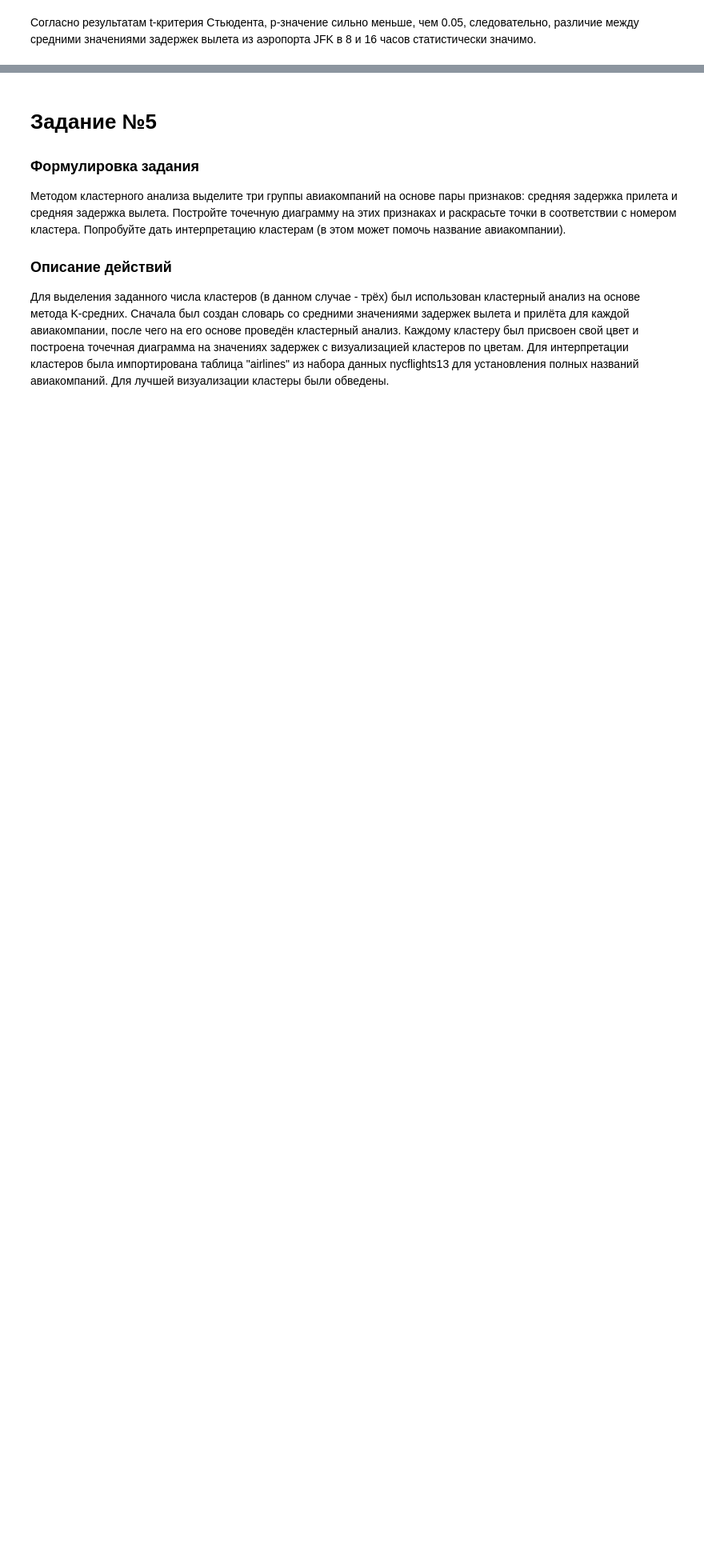
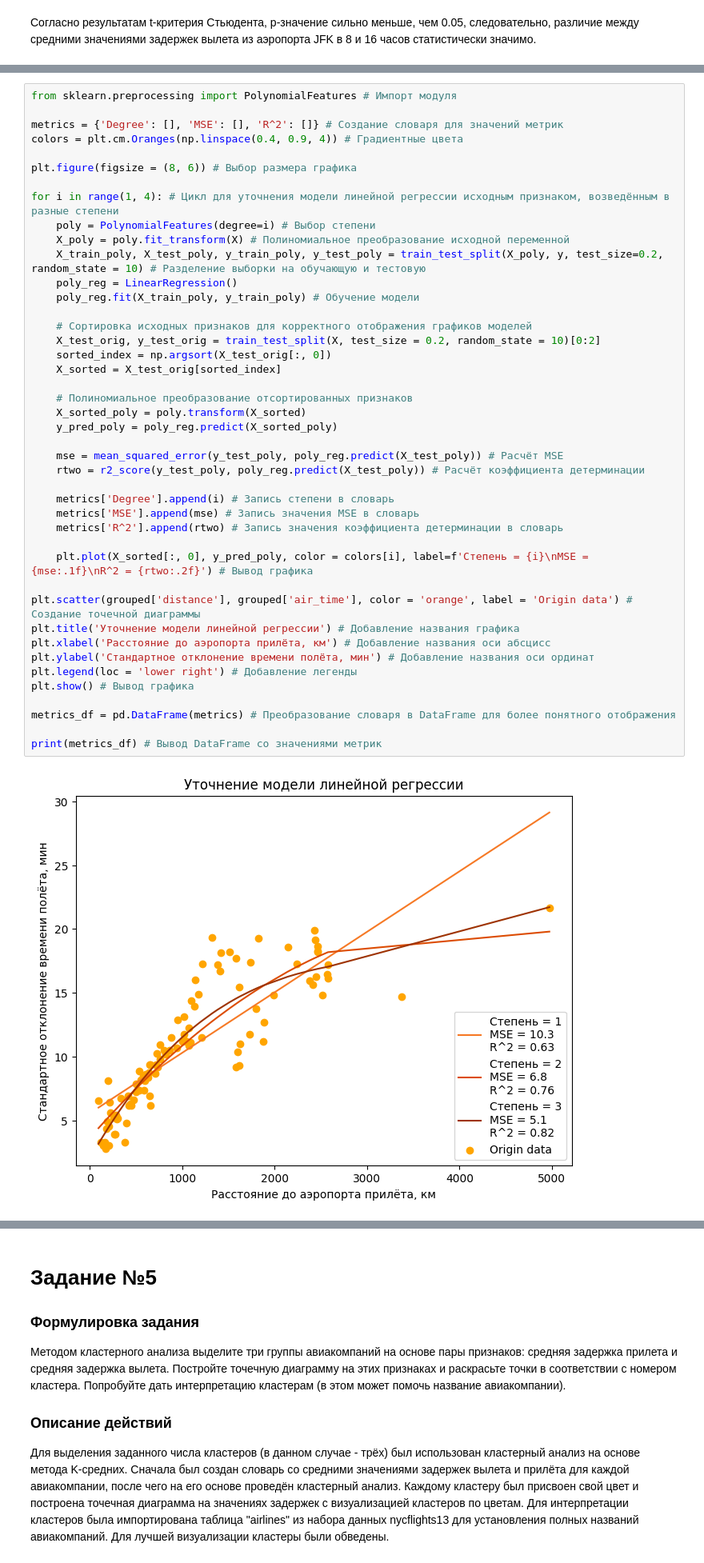
Before and after one commit to kvasonaft/kvas_exercises, a Jupyter notebook: statistics.ipynb, the cells around one changed output, grey strips where cells are left out. Shown: that part at 80% size. Drawn from its saved outputs; the diff is of its cells as text; blank space fills up the shorter version.

```diff
--- a/statistics.ipynb
+++ b/statistics.ipynb
@@ -213,0 +237,45 @@ R²: 0.71
+# %%
+from sklearn.preprocessing import PolynomialFeatures # Импорт модуля
+
+metrics = {'Degree': [], 'MSE': [], 'R^2': []} # Создание словаря для значений метрик
+colors = plt.cm.Oranges(np.linspace(0.4, 0.9, 4)) # Градиентные цвета
+
+plt.figure(figsize = (8, 6)) # Выбор размера графика
+
+for i in range(1, 4): # Цикл для уточнения модели линейной регрессии исходным признаком, возведённым в разные степени
+    poly = PolynomialFeatures(degree=i) # Выбор степени
+    X_poly = poly.fit_transform(X) # Полиномиальное преобразование исходной переменной
+    X_train_poly, X_test_poly, y_train_poly, y_test_poly = train_test_split(X_poly, y, test_size=0.2, random_state = 10) # Разделение выборки на обучающую и тестовую
+    poly_reg = LinearRegression()
+    poly_reg.fit(X_train_poly, y_train_poly) # Обучение модели
+
+    # Сортировка исходных признаков для корректного отображения графиков моделей
+    X_test_orig, y_test_orig = train_test_split(X, test_size = 0.2, random_state = 10)[0:2]
+    sorted_index = np.argsort(X_test_orig[:, 0])
+    X_sorted = X_test_orig[sorted_index]
+
+    # Полиномиальное преобразование отсортированных признаков
+    X_sorted_poly = poly.transform(X_sorted)
+    y_pred_poly = poly_reg.predict(X_sorted_poly)
+
+    mse = mean_squared_error(y_test_poly, poly_reg.predict(X_test_poly)) # Расчёт MSE
+    rtwo = r2_score(y_test_poly, poly_reg.predict(X_test_poly)) # Расчёт коэффициента детерминации
+
+    metrics['Degree'].append(i) # Запись степени в словарь
+    metrics['MSE'].append(mse) # Запись значения MSE в словарь
+    metrics['R^2'].append(rtwo) # Запись значения коэффициента детерминации в словарь
+
+    plt.plot(X_sorted[:, 0], y_pred_poly, color = colors[i], label=f'Степень = {i}\nMSE = {mse:.1f}\nR^2 = {rtwo:.2f}') # Вывод графика
+
+plt.scatter(grouped['distance'], grouped['air_time'], color = 'orange', label = 'Origin data') # Создание точечной диаграммы
+plt.title('Уточнение модели линейной регрессии') # Добавление названия графика
+plt.xlabel('Расстояние до аэропорта прилёта, км') # Добавление названия оси абсцисс
+plt.ylabel('Стандартное отклонение времени полёта, мин') # Добавление названия оси ординат
+plt.legend(loc = 'lower right') # Добавление легенды
+plt.show() # Вывод графика
+
+metrics_df = pd.DataFrame(metrics) # Преобразование словаря в DataFrame для более понятного отображения
+
+print(metrics_df) # Вывод DataFrame со значениями метрик
+# %% [output]
+[figure, added]
```
Also changed, not shown: parts of 12 cells of this notebook.
